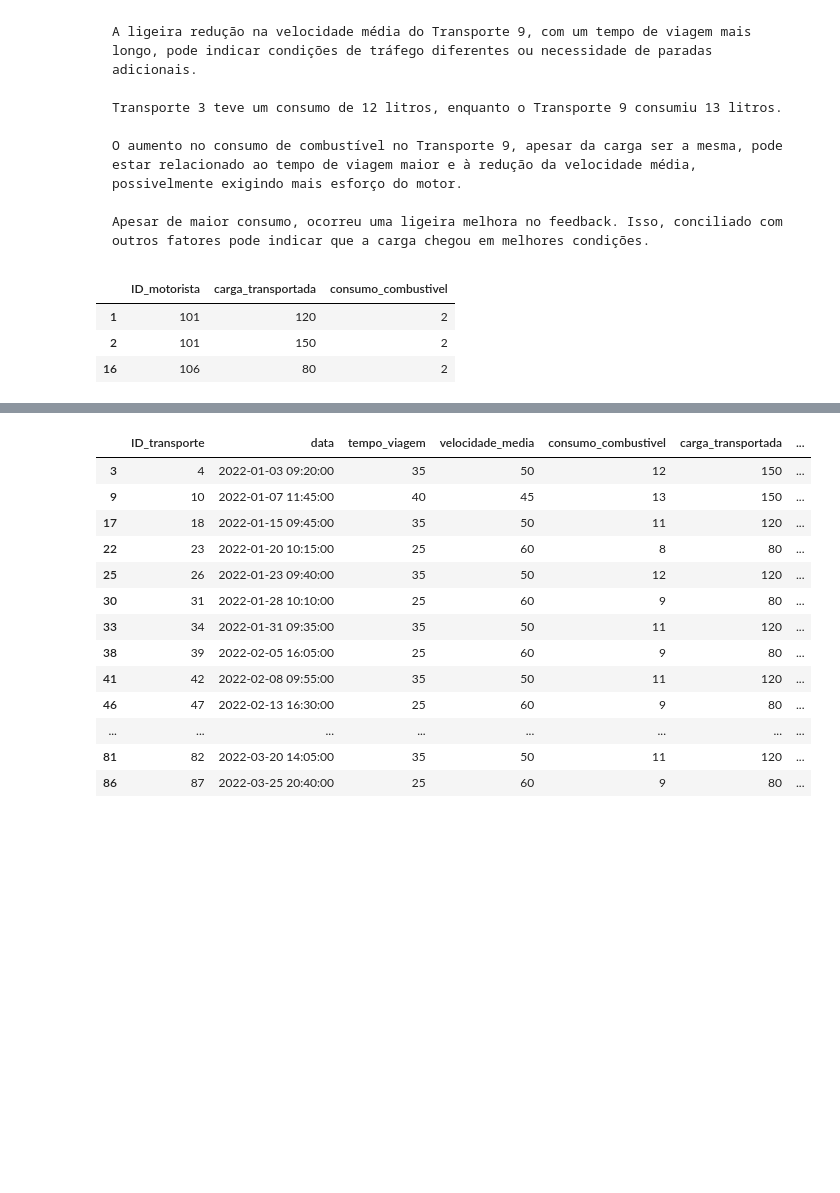
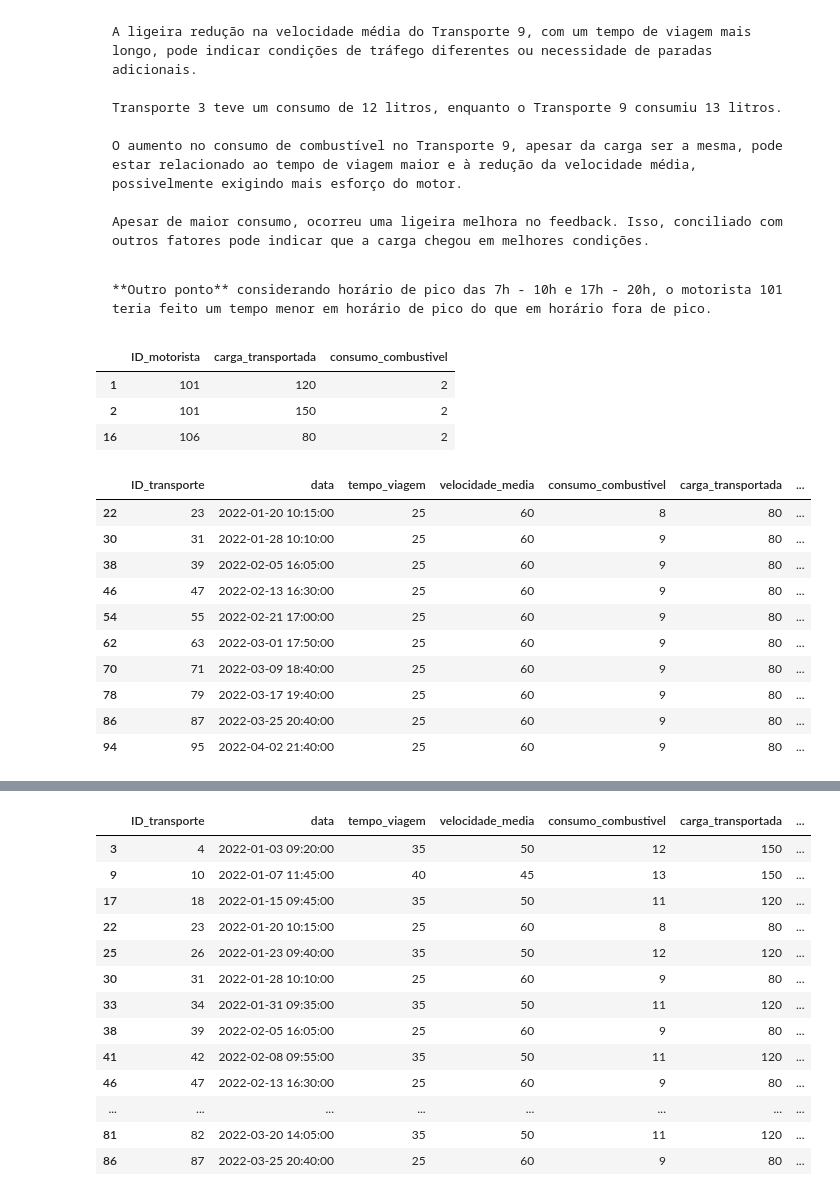
Before and after one commit to PedroSimbera/Data_Analytics_Logistics, a Jupyter notebook: project.ipynb, the cells around one changed output, grey strips where cells are left out. Cells and saved outputs as stored; diff of their text form; code cells hidden in the pictures; blank space fills up the shorter version.

```diff
--- a/project.ipynb
+++ b/project.ipynb
@@ -405,6 +449,8 @@ analise_motorista
     O aumento no consumo de combustível no Transporte 9, apesar da carga ser a mesma, pode estar relacionado ao tempo de viagem maior e à redução da velocidade média, possivelmente exigindo mais esforço do motor.
 
     Apesar de maior consumo, ocorreu uma ligeira melhora no feedback. Isso, conciliado com outros fatores pode indicar que a carga chegou em melhores condições.
+# %% [markdown]
+    **Outro ponto** considerando horário de pico das 7h - 10h e 17h - 20h, o motorista 101 teria feito um tempo menor em horário de pico do que em horário fora de pico.
 # %%
 diferentes_consumos = df.groupby(['ID_motorista', 'carga_transportada'])['consumo_combustivel'].nunique().reset_index()
 
@@ -416,3 +462,21 @@ diferentes_consumos
 | 1 | 101 | 120 | 2 |
 | 2 | 101 | 150 | 2 |
 | 16 | 106 | 80 | 2 |
+# %%
+motorista_106 = df[(df['ID_motorista'] == 106) & (df['carga_transportada'] == 80)]
+motorista_101_1 = df[(df['ID_motorista'] == 101) & (df['carga_transportada'] == 150)]
+motorista_101_2 = df[(df['ID_motorista'] == 101) & (df['carga_transportada'] == 120)]
+
+motorista_106
+# %% [output]
+|  | ID_transporte | data | tempo_viagem | velocidade_media | consumo_combustivel | carga_transportada | ... |
+| 22 | 23 | 2022-01-20 10:15:00 | 25 | 60 | 8 | 80 | ... |
+| 30 | 31 | 2022-01-28 10:10:00 | 25 | 60 | 9 | 80 | ... |
+| 38 | 39 | 2022-02-05 16:05:00 | 25 | 60 | 9 | 80 | ... |
+| 46 | 47 | 2022-02-13 16:30:00 | 25 | 60 | 9 | 80 | ... |
+| 54 | 55 | 2022-02-21 17:00:00 | 25 | 60 | 9 | 80 | ... |
+| 62 | 63 | 2022-03-01 17:50:00 | 25 | 60 | 9 | 80 | ... |
+| 70 | 71 | 2022-03-09 18:40:00 | 25 | 60 | 9 | 80 | ... |
+| 78 | 79 | 2022-03-17 19:40:00 | 25 | 60 | 9 | 80 | ... |
+| 86 | 87 | 2022-03-25 20:40:00 | 25 | 60 | 9 | 80 | ... |
+| 94 | 95 | 2022-04-02 21:40:00 | 25 | 60 | 9 | 80 | ... |
```
Also changed, not shown: parts of 14 cells of this notebook.
